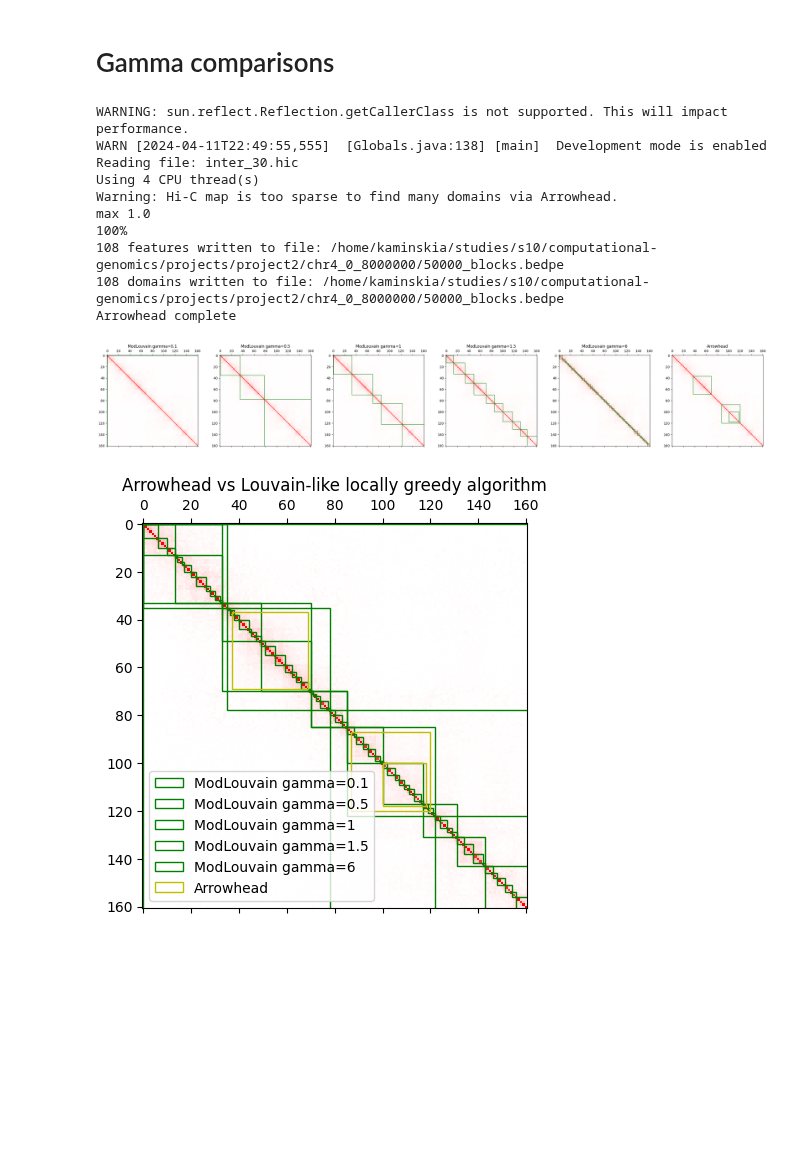
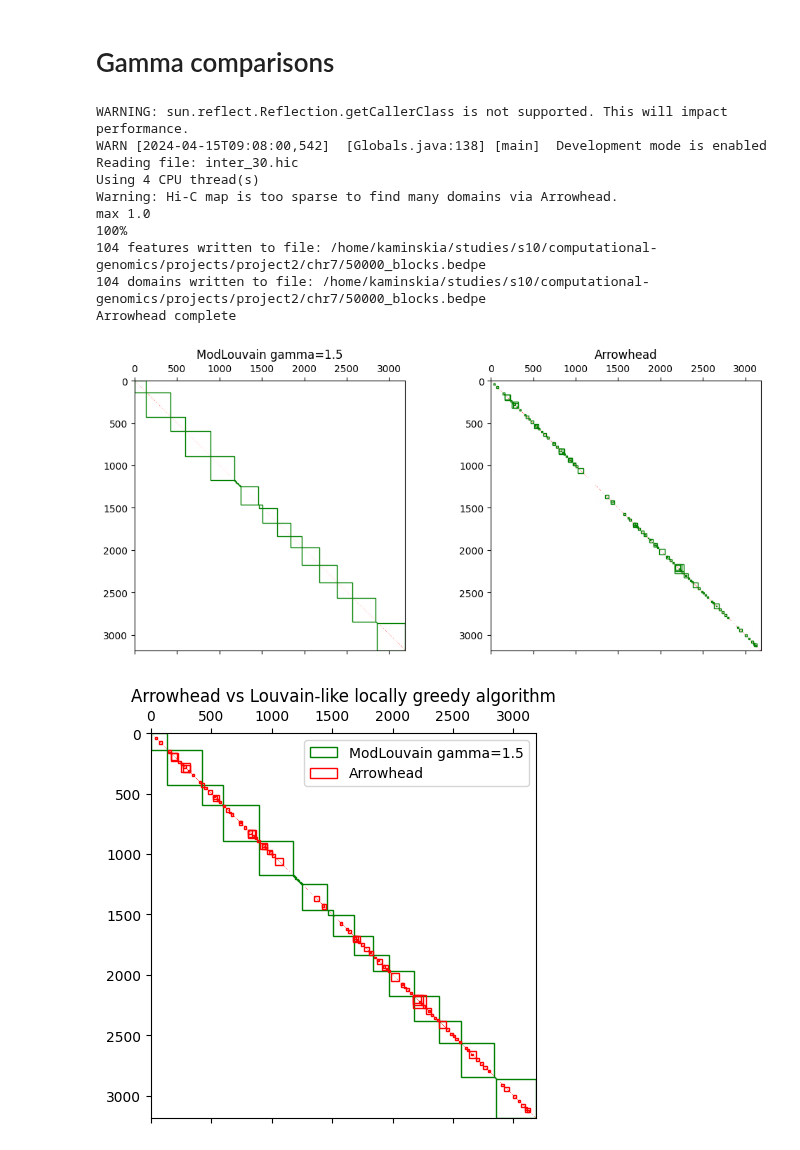
Before and after one commit to jakfol1217/genomics_proj2, a Jupyter notebook: Kamiński_Fołtyn_project2_clean.ipynb, the cells around one changed output. Saved outputs shown, nothing was run; the diff lists cells and outputs as text; code cells hidden in the pictures; blank space fills up the shorter version.

Commit message:
Add cooler and hic2cool dependencies, add communities for chromosome 7

```diff
--- a/Kamiński_Fołtyn_project2_clean.ipynb
+++ b/Kamiński_Fołtyn_project2_clean.ipynb
@@ -349,3 +348,9 @@ def experiment(
     # TODO: score(arrow_communities, communities) - how to compare them? mix communities with different gamma, select based on occurrences? both (selection based on same gamma and different run)?
 
     return numpy_matrix, communities, arrow_communities
+# %%
+hic_path = "inter_30.hic"
+resolution = 50_000
+cool_path = f"inter_30.mcool"
+chromosome = "7"
+# hic = hicstraw.HiCFile("inter_30.hic")
@@ -352,40 +369,40 @@ def experiment(
 # %%
 numpy_matrix, communities, arrow_communities = experiment(
-    hic_path="inter_30.hic",
-    resolution=50_000,
-    chromosome="4",
-    start_pos=0,
-    end_pos=8_000_000,
-    gammas=[0.1, 0.5, 1, 1.5, 6],
+    cool_path=cool_path,
+    resolution=resolution,
+    chromosome=chromosome,
+    # start_pos=0,
+    # end_pos=8_000_000,
+    gammas=[1.5],
     threads=4,
 )
 # %% [output]
 WARNING: sun.reflect.Reflection.getCallerClass is not supported. This will impact performance.
-WARN [2024-04-11T22:49:55,555]  [Globals.java:138] [main]  Development mode is enabled
+WARN [2024-04-15T09:08:00,542]  [Globals.java:138] [main]  Development mode is enabled
 Reading file: inter_30.hic
 Using 4 CPU thread(s)
 Warning: Hi-C map is too sparse to find many domains via Arrowhead.
 max 1.0
 100%
-108 features written to file: /home/kaminskia/studies/s10/computational-genomics/projects/project2/chr4_0_8000000/50000_blocks.bedpe
-108 domains written to file: /home/kaminskia/studies/s10/computational-genomics/projects/project2/chr4_0_8000000/50000_blocks.bedpe
+104 features written to file: /home/kaminskia/studies/s10/computational-genomics/projects/project2/chr7/50000_blocks.bedpe
+104 domains written to file: /home/kaminskia/studies/s10/computational-genomics/projects/project2/chr7/50000_blocks.bedpe
 Arrowhead complete
 # %%
 plot_hic_map_compare(
     numpy_matrix,
     numpy_matrix.max() / 2,
     tads=[*communities.values(), arrow_communities],
     titles=[*[f"ModLouvain {gamma=}" for gamma in communities.keys()], "Arrowhead"],
 )
 plot_hic_map_compare_single(
     numpy_matrix,
     numpy_matrix.max() / 2,
     tads=[*communities.values(), arrow_communities],
     labels=[*[f"ModLouvain {gamma=}" for gamma in communities.keys()], "Arrowhead"],
-    colors=[*["g" for _ in range(len(communities))], "y"],
+    colors=[*["g" for _ in range(len(communities))], "r"],
 )
 plt.title("Arrowhead vs Louvain-like locally greedy algorithm")
 plt.show()
 # %% [output]
-[figure, old version]
+[figure, new version]
-[figure, old version]
+[figure, new version]
```
Also changed, not shown: parts of 9 cells of this notebook, 3 other files.
